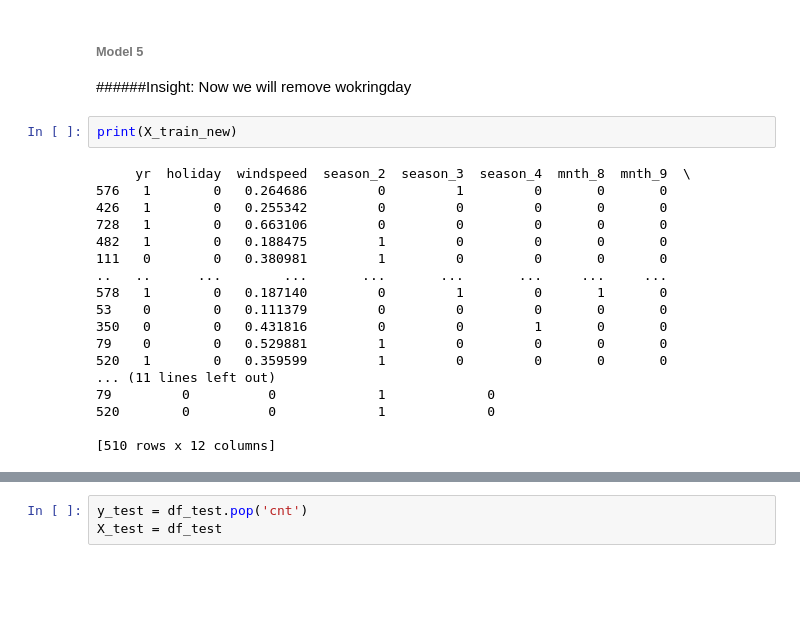
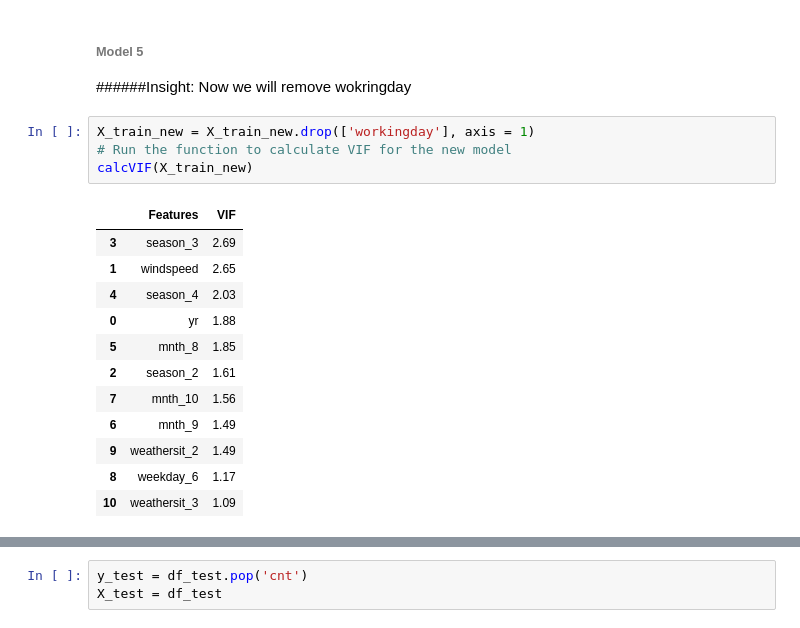
Before and after one commit to prashanthi-ch/Prashanthi_Bike_Sharing_assignment, a Jupyter notebook: Prashanthi_BIKE_SHARING.ipynb, the cells around one changed output, grey strips where cells are left out. Drawn from its saved outputs; the diff is of its cells as text; blank space fills up the shorter version.

```diff
--- a/Prashanthi_BIKE_SHARING.ipynb
+++ b/Prashanthi_BIKE_SHARING.ipynb
@@ -1182,23 +1184,20 @@ dtype: float64
 # %% [markdown]
 ###### Model 5
 ######Insight: Now we will remove wokringday
-# %%
-print(X_train_new)
-# %% [output]
-     yr  holiday  windspeed  season_2  season_3  season_4  mnth_8  mnth_9  \
-576   1        0   0.264686         0         1         0       0       0
-426   1        0   0.255342         0         0         0       0       0
-728   1        0   0.663106         0         0         0       0       0
-482   1        0   0.188475         1         0         0       0       0
-111   0        0   0.380981         1         0         0       0       0
-..   ..      ...        ...       ...       ...       ...     ...     ...
-578   1        0   0.187140         0         1         0       1       0
-53    0        0   0.111379         0         0         0       0       0
-350   0        0   0.431816         0         0         1       0       0
-79    0        0   0.529881         1         0         0       0       0
-520   1        0   0.359599         1         0         0       0       0
-... (11 lines left out)
-79         0          0             1             0
-520        0          0             1             0
-
-[510 rows x 12 columns]
+# %%
+X_train_new = X_train_new.drop(['workingday'], axis = 1)
+# Run the function to calculate VIF for the new model
+calcVIF(X_train_new)
+# %% [output]
+|  | Features | VIF |
+| 3 | season_3 | 2.69 |
+| 1 | windspeed | 2.65 |
+| 4 | season_4 | 2.03 |
+| 0 | yr | 1.88 |
+| 5 | mnth_8 | 1.85 |
+| 2 | season_2 | 1.61 |
+| 7 | mnth_10 | 1.56 |
+| 6 | mnth_9 | 1.49 |
+| 9 | weathersit_2 | 1.49 |
+| 8 | weekday_6 | 1.17 |
+| 10 | weathersit_3 | 1.09 |
```
Also changed, not shown: parts of 39 cells of this notebook.
